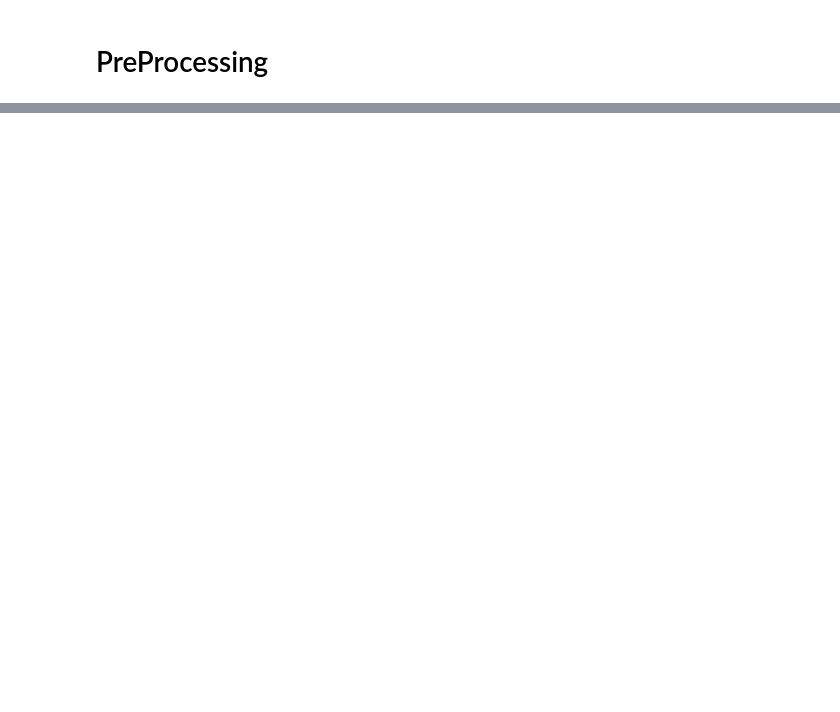
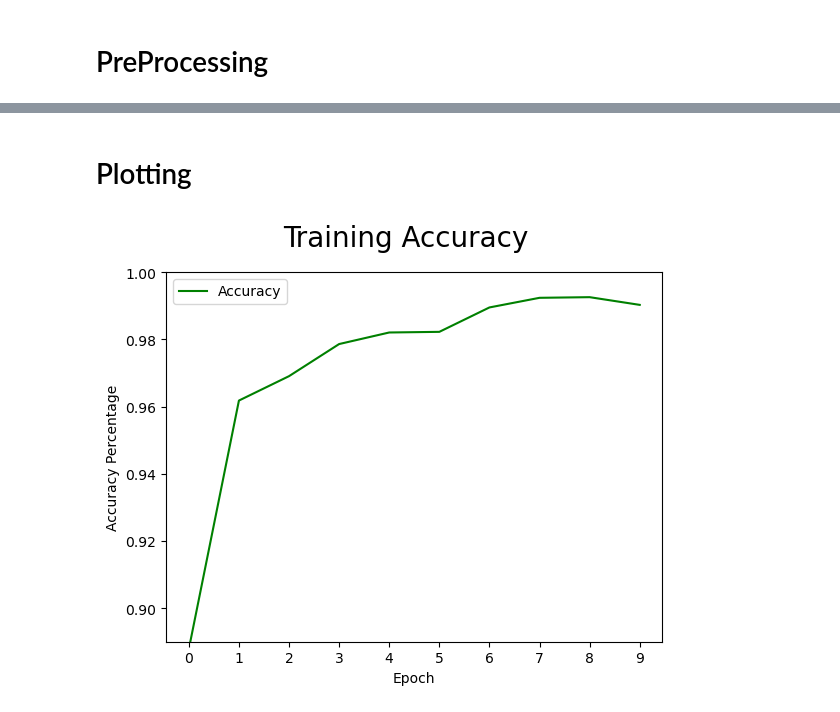
Before and after one commit to Shakermaker001/UCF-Project--4, a Jupyter notebook: CNN_Practice.ipynb, the cells around one changed output, grey strips where cells are left out. Cells and saved outputs as stored; diff of their text form; code cells hidden in the pictures; blank space fills up the shorter version.

Commit message:
Nearly Completed Model

```diff
--- a/CNN_Practice.ipynb
+++ b/CNN_Practice.ipynb
@@ -103,0 +147,2 @@ preprocess_data.as_numpy_iterator().next()[0].max()
+# %%
+model = Sequential()
@@ -103,0 +151,28 @@ preprocess_data.as_numpy_iterator().next()[0].max()
+# %%
+# Add a 2D convolutional layer with 16 filters, a 3x3 kernel, Stride of 1, and ReLU activation
+# Input shape is (256, 256, 3)
+model.add(Conv2D(16, (3,3), 1, activation='relu', input_shape=(256,256,3)))
+
+# Add a max pooling layer
+model.add(MaxPooling2D())
+
+# Add another 2D convolutional layer with 32 filters, a 3x3 kernel, and ReLU activation
+model.add(Conv2D(32, (3,3), 1, activation='relu'))
+
+# Add another max pooling layer
+model.add(MaxPooling2D())
+
+# Add another 2D convolutional layer with 16 filters, a 3x3 kernel, and ReLU activation
+model.add(Conv2D(16, (3,3), 1, activation='relu'))
+
+# Add another max pooling layer
+model.add(MaxPooling2D())
+
+# Flatten the output of the previous layer
+model.add(Flatten())
+
+# Add a fully connected layer with 256 units and ReLU activation
+model.add(Dense(256, activation='relu'))
+
+# Add a final fully connected layer with 1 unit and sigmoid activation
+model.add(Dense(1, activation='sigmoid'))
@@ -103,0 +181,2 @@ preprocess_data.as_numpy_iterator().next()[0].max()
+# %%
+model.compile(optimizer='adam', loss='binary_crossentropy', metrics=['accuracy'])
@@ -103,0 +205,2 @@ preprocess_data.as_numpy_iterator().next()[0].max()
+# %%
+hist = model.fit(train_scaled_data, epochs=10)
@@ -103,0 +248,14 @@ preprocess_data.as_numpy_iterator().next()[0].max()
+# %% [markdown]
+# Plotting
+# %%
+fig = plt.figure()
+plt.plot(hist.history['accuracy'], color='green', label='Accuracy')
+fig.suptitle('Training Accuracy', fontsize=20)
+plt.legend(loc='best')
+plt.xticks(range(0,10))
+plt.ylim(0.89,1)
+plt.xlabel('Epoch')
+plt.ylabel('Accuracy Percentage')
+plt.show()
+# %% [output]
+[figure, added]
```
Also changed, not shown: parts of 33 cells of this notebook.
